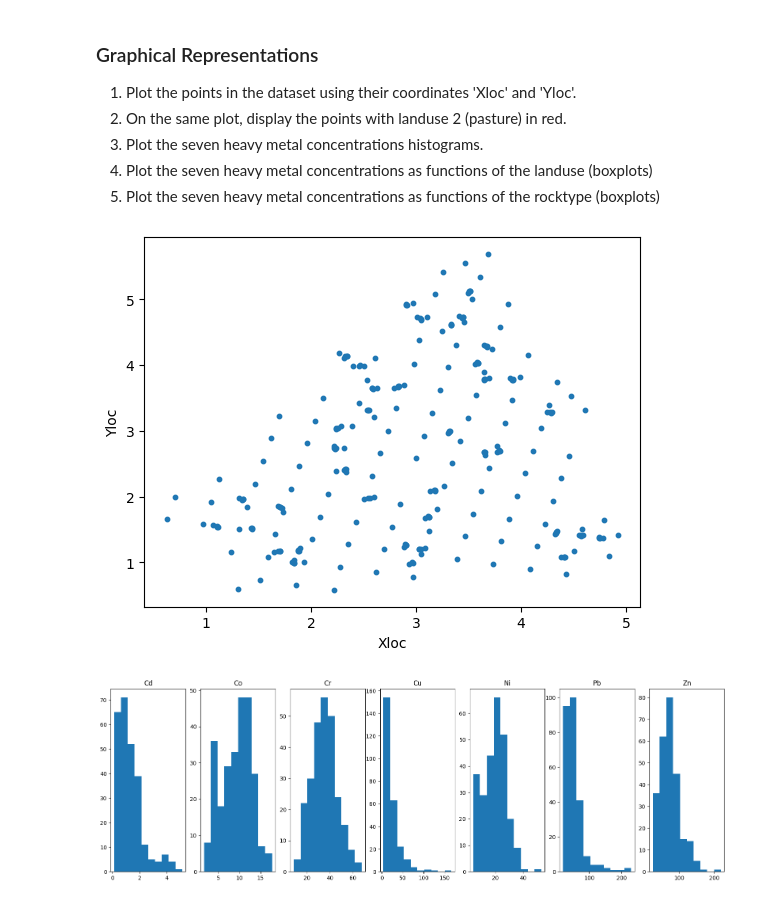
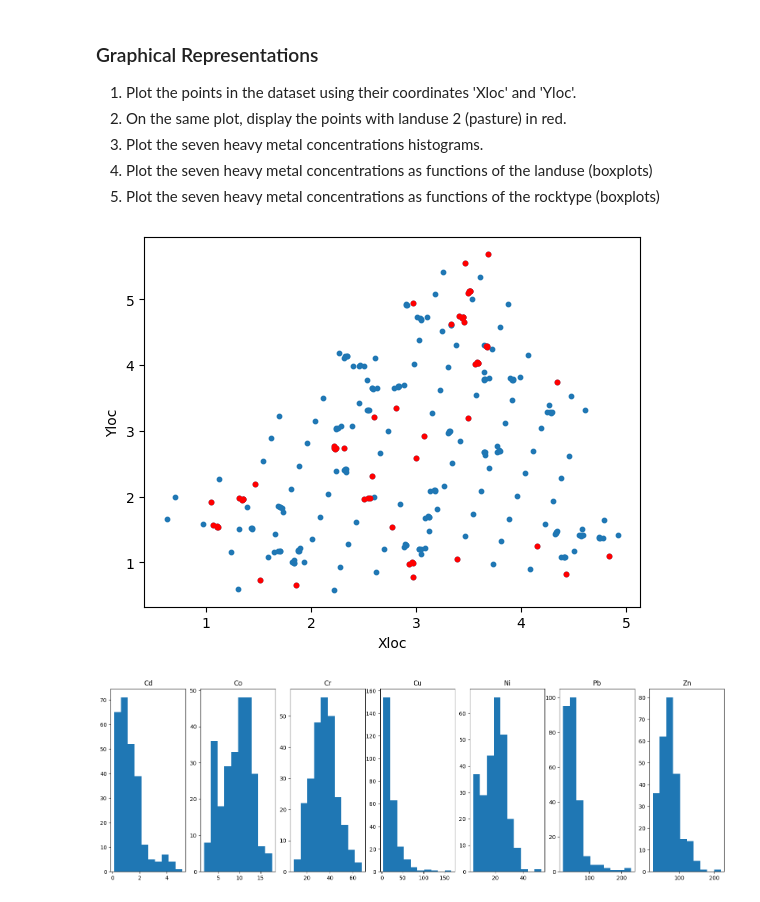
Before and after one commit to mickyrre/geostatistics_athens24, a Jupyter notebook: projet24.ipynb, the cells around one changed output. Drawn from its saved outputs; the diff is of its cells as text; code cells hidden in the pictures.

```diff
--- a/projet24.ipynb
+++ b/projet24.ipynb
@@ -56,6 +56,6 @@ import gstlearn.plot as gp
 7. Compute the mean of cobalt concentration for the four different landuses
 # %%
 #1 Loading jura_pred dataset
-jura_all=pd.read_csv("jura_pred.csv")
+jura=pd.read_csv("jura/jura_pred.csv")
 # %%
 #2 Class of dataset = all variables are float except for Landuse and Rock that are integer. Dataset class: 'pandas.core.frame.DataFrame'
@@ -161,12 +159,12 @@ The mean for the Tillage is:  8.372000000000002
 5. Plot the seven heavy metal concentrations as functions of the rocktype (boxplots)
 # %%
 #1-2 Plot the points in the dataset using their coordinates 'Xloc' and 'Yloc' and on the same plot, display the points with landuse 2 (pasture) in red.
-plt.scatter(jura_all['Xloc'],jura_all['Yloc'], s=10)
-plt.scatter(jura_all['Xloc'][jura_all['Landuse']==2],jura_all['Yloc'][jura_all['Landuse']==2],color="red", s=10)
+plt.scatter(jura['Xloc'],jura['Yloc'], s=10)
+plt.scatter(jura['Xloc'][jura['Landuse']==2],jura['Yloc'][jura['Landuse']==2],color="red", s=10)
 plt.xlabel('Xloc')
 plt.ylabel('Yloc')
 plt.show()
 # %% [output]
-[figure, old version]
+[figure, new version]
 # %%
 #3 Plot the seven heavy metal concentrations histograms.
```
Also changed, not shown: parts of 11 cells of this notebook.
